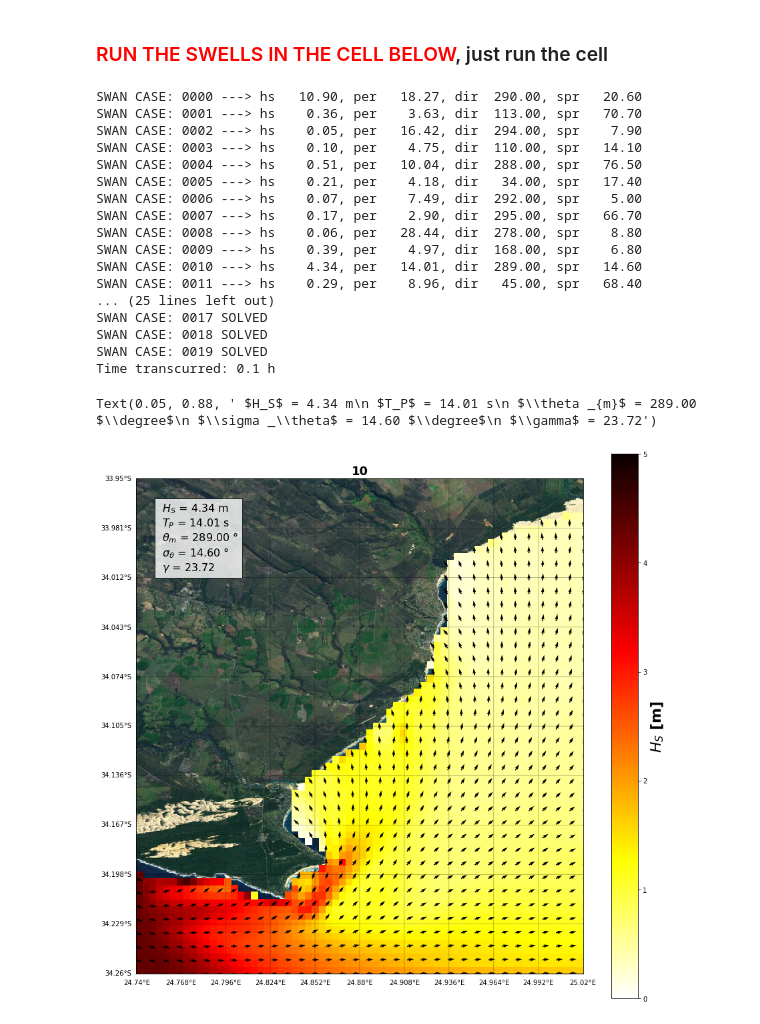
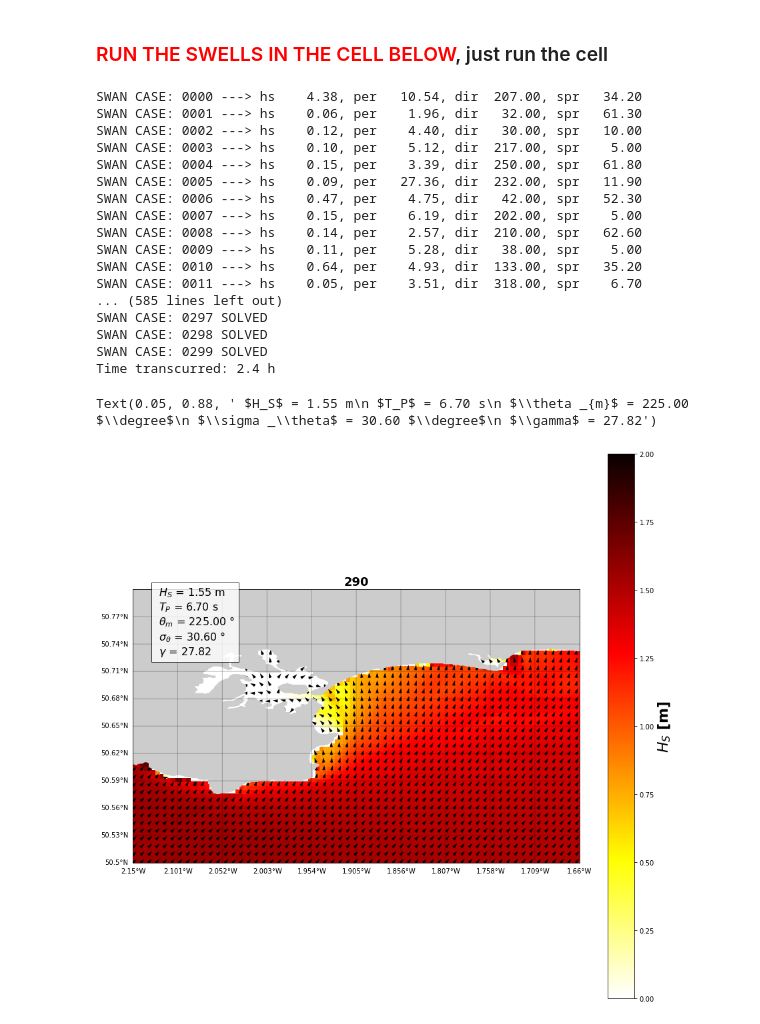
Before and after one commit to javitausia/DeliWaves, a Jupyter notebook: swan/swan_notebook.ipynb, the cells around one changed output. Saved outputs shown, nothing was run; the diff lists cells and outputs as text; code cells hidden in the pictures.

```diff
--- a/swan/swan_notebook.ipynb
+++ b/swan/swan_notebook.ipynb
@@ -328,7 +329,7 @@ from lib.wrap import SwanProject, SwanWrap_STAT
 # %%
 # --------------------------------------------------------------------------- #
 # data
-num_cases = 20 # number selected in MDA section
+num_cases = 300 # number selected in MDA section
 p_data = op.abspath(op.join(os.getcwd(), '..', 'data'))
 p_hind = op.join(p_data, 'hindcast')
 waves = pd.read_pickle(op.join(p_hind, 'swell_cases_'+str(num_cases)+'.pkl'))
@@ -360,19 +361,19 @@ None
 # --------------------------------------------------------------------------- #
 # ----------------  EDIT ONLY THIS PART  ------------------------------------ #
 # --------------------------------------------------------------------------- #
-name = 'SAF' # please choose a short name (max 3 letters)
+name = 'BRM' # please choose a short name (max 3 letters)
 # Coordinates section
 # Place the coordinates as they are proportioned in Google Maps
-ini_lon = 24.74
-end_lon = 25.02
-ini_lat = -34.26
-end_lat = -33.95
+ini_lon = -2.15
+end_lon = -1.66
+ini_lat = 50.50
+end_lat = 50.80
 # --------------------------------------------------------------------------- #
 # ----------------  END EDIT  ----------------------------------------------- #
 # %%
 # --------------------------------------------------------------------------- #
 # depth auto-selection
-p_depth = op.join(p_data, 'bathymetry', 'gebco_2020_n-33.0_s-35.0_w24.0_e26.0.nc') # downloaded bathy
+p_depth = op.join(p_data, 'bathymetry', 'gebco_2020_n51.0_s50.3_w-3.0_e-1.0.nc') # downloaded bathy
 depth = xr.open_dataset(p_depth)
 depth = depth.sel(lat=slice(ini_lat,end_lat)).sel(lon=slice(ini_lon,end_lon))
 x_point = len(depth.lon.values)
@@ -448,35 +449,35 @@ waves_propagated.to_netcdf(op.join(p_proj, n_proj,
 
 print('Time transcurred: ' + str(round((time()-t0)/3600, 2)) + ' h')
 # %% [output]
-SWAN CASE: 0000 ---> hs   10.90, per   18.27, dir  290.00, spr   20.60
-SWAN CASE: 0001 ---> hs    0.36, per    3.63, dir  113.00, spr   70.70
-SWAN CASE: 0002 ---> hs    0.05, per   16.42, dir  294.00, spr    7.90
-SWAN CASE: 0003 ---> hs    0.10, per    4.75, dir  110.00, spr   14.10
-SWAN CASE: 0004 ---> hs    0.51, per   10.04, dir  288.00, spr   76.50
-SWAN CASE: 0005 ---> hs    0.21, per    4.18, dir   34.00, spr   17.40
-SWAN CASE: 0006 ---> hs    0.07, per    7.49, dir  292.00, spr    5.00
-SWAN CASE: 0007 ---> hs    0.17, per    2.90, dir  295.00, spr   66.70
-SWAN CASE: 0008 ---> hs    0.06, per   28.44, dir  278.00, spr    8.80
-SWAN CASE: 0009 ---> hs    0.39, per    4.97, dir  168.00, spr    6.80
-SWAN CASE: 0010 ---> hs    4.34, per   14.01, dir  289.00, spr   14.60
-SWAN CASE: 0011 ---> hs    0.29, per    8.96, dir   45.00, spr   68.40
-... (25 lines left out)
-SWAN CASE: 0017 SOLVED
-SWAN CASE: 0018 SOLVED
-SWAN CASE: 0019 SOLVED
-Time transcurred: 0.1 h
+SWAN CASE: 0000 ---> hs    4.38, per   10.54, dir  207.00, spr   34.20
+SWAN CASE: 0001 ---> hs    0.06, per    1.96, dir   32.00, spr   61.30
+SWAN CASE: 0002 ---> hs    0.12, per    4.40, dir   30.00, spr   10.00
+SWAN CASE: 0003 ---> hs    0.10, per    5.12, dir  217.00, spr    5.00
+SWAN CASE: 0004 ---> hs    0.15, per    3.39, dir  250.00, spr   61.80
+SWAN CASE: 0005 ---> hs    0.09, per   27.36, dir  232.00, spr   11.90
+SWAN CASE: 0006 ---> hs    0.47, per    4.75, dir   42.00, spr   52.30
+SWAN CASE: 0007 ---> hs    0.15, per    6.19, dir  202.00, spr    5.00
+SWAN CASE: 0008 ---> hs    0.14, per    2.57, dir  210.00, spr   62.60
+SWAN CASE: 0009 ---> hs    0.11, per    5.28, dir   38.00, spr    5.00
+SWAN CASE: 0010 ---> hs    0.64, per    4.93, dir  133.00, spr   35.20
+SWAN CASE: 0011 ---> hs    0.05, per    3.51, dir  318.00, spr    6.70
+... (585 lines left out)
+SWAN CASE: 0297 SOLVED
+SWAN CASE: 0298 SOLVED
+SWAN CASE: 0299 SOLVED
+Time transcurred: 2.4 h
 # %%
 # Select the case to plot
-case = 10
+case = 290
 # %%
 plt.figure(figsize=(15,15))
 
 # Plot the Basemap
 m = Basemap(llcrnrlon=ini_lon,  llcrnrlat=ini_lat, urcrnrlon=end_lon, urcrnrlat=end_lat,
-            resolution='l')
+            resolution='f')
 
 # Then add element: draw coast line, map boundary, and fill continents:
-m.arcgisimage(service='ESRI_Imagery_World_2D', xpixels=1000) # becareful with adding xpixels
+m.fillcontinents()
 grid_step_lon = round(abs(end_lon - ini_lon) / 10, 3)
 grid_step_lat = round(abs(end_lat - ini_lat) / 10, 3)
 m.drawmeridians(np.arange(ini_lon, end_lon+grid_step_lon, grid_step_lon),
@@ -492,40 +493,40 @@ xx = np.linspace(ini_lon, end_lon, x_point)
 yy = np.linspace(ini_lat, end_lat, y_point)
 X, Y = np.meshgrid(xx, yy)
 hsig = waves_propagated.sel(case=case).Hsig.values.T
-P = plt.pcolor(X, Y, hsig, cmap='hot_r', vmin=0, vmax=5)
+P = plt.pcolor(X, Y, hsig, cmap='hot_r', vmin=0, vmax=2)
 PC = plt.colorbar(P)
 PC.set_label('$H_{S}$ [m]', fontsize=22, fontweight='bold')
 # --------------------------------------------------------------------------- #
 # Dir, Dspr and Tp
 dir_step = 2 # not all arrows are plotted
 xx = xx[::dir_step]
 yy = yy[::dir_step]
 X, Y = np.meshgrid(xx, yy)
 dirr = waves_propagated.sel(case=case).Dir.values.T
 dirr = (dirr*np.pi/180)[::dir_step,::dir_step]
 perr = waves_propagated.sel(case=case).TPsmoo.values.T
 perr = perr[::dir_step,::dir_step]
 U = -(np.sin(dirr) * perr)
 V = -(np.cos(dirr) * perr)
 plt.quiver(X, Y, U, V, color='k')
 plt.xticks([])
 plt.yticks([])
 
 textstr = '\n'.join((
         r' $H_S$ = %.2f m' % (waves_case['hs'], ),
         r' $T_P$ = %.2f s' % (waves_case['per'], ),
         r' $\theta _{m}$ = %.2f $\degree$' % (waves_case['dir'], ),
         r' $\sigma _\theta$ = %.2f $\degree$' % (waves_case['spr'], ),
         r' $\gamma$ = %.2f' % (waves_case['gamma'], )))
 plt.text(0.05, 0.88, textstr,
          {'color': 'k', 'fontsize': 16},
          horizontalalignment='left',
          verticalalignment='center',
          transform=plt.gca().transAxes,
          bbox={'facecolor': 'white', 'alpha': 0.8, 'pad': 6})
 # %% [output]
-Text(0.05, 0.88, ' $H_S$ = 4.34 m\n $T_P$ = 14.01 s\n $\\theta _{m}$ = 289.00 $\\degree$\n $\\sigma _\\theta$ = 14.60 $\\degree$\n $\\gamma$ = 23.72')
+Text(0.05, 0.88, ' $H_S$ = 1.55 m\n $T_P$ = 6.70 s\n $\\theta _{m}$ = 225.00 $\\degree$\n $\\sigma _\\theta$ = 30.60 $\\degree$\n $\\gamma$ = 27.82')
-[figure, old version]
+[figure, new version]
 # %% [markdown]
 If you have reached this cell without errors, then the cases have been run correctly and the saved data is stored in data/projects-swan. If an error has occured, you can also have a look at the _Error output file_ in the case's folders, and also the issues section is available in the repository for this purpose. Be careful with the saving of the data, as new propagations saved with the same name as the previously ones can make conflict, so delete the old propagations if they are not neccessary.
 
```
Also changed, not shown: parts of 10 cells of this notebook, 3 other files.
